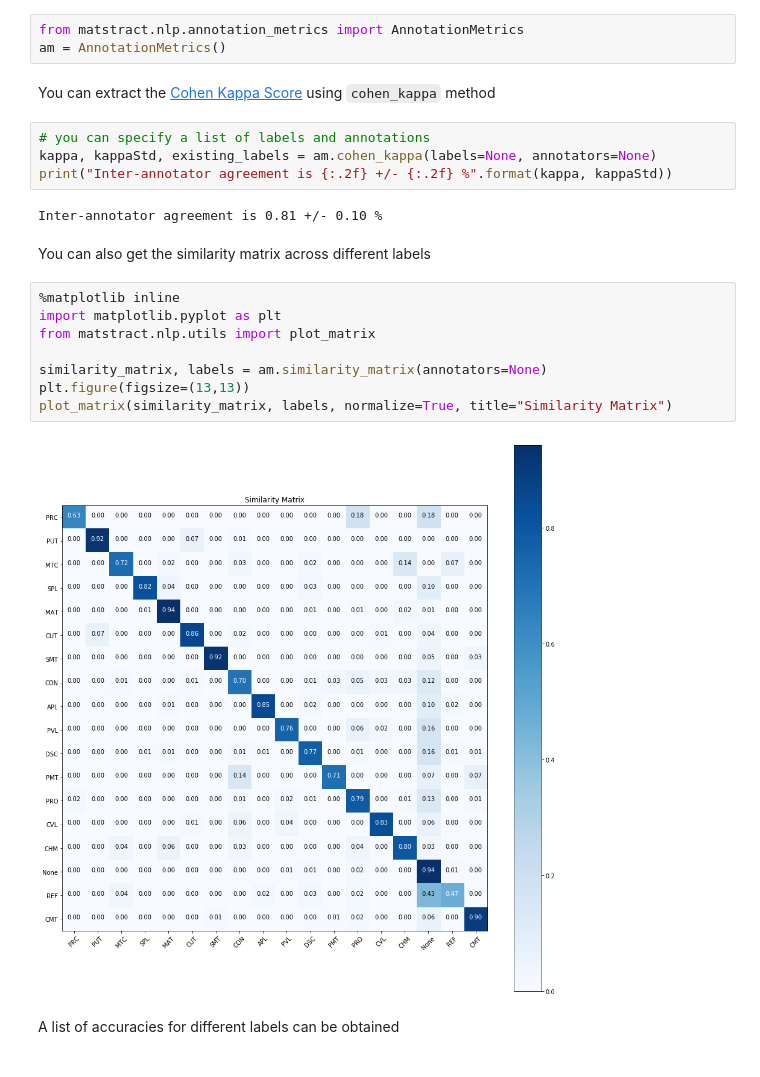
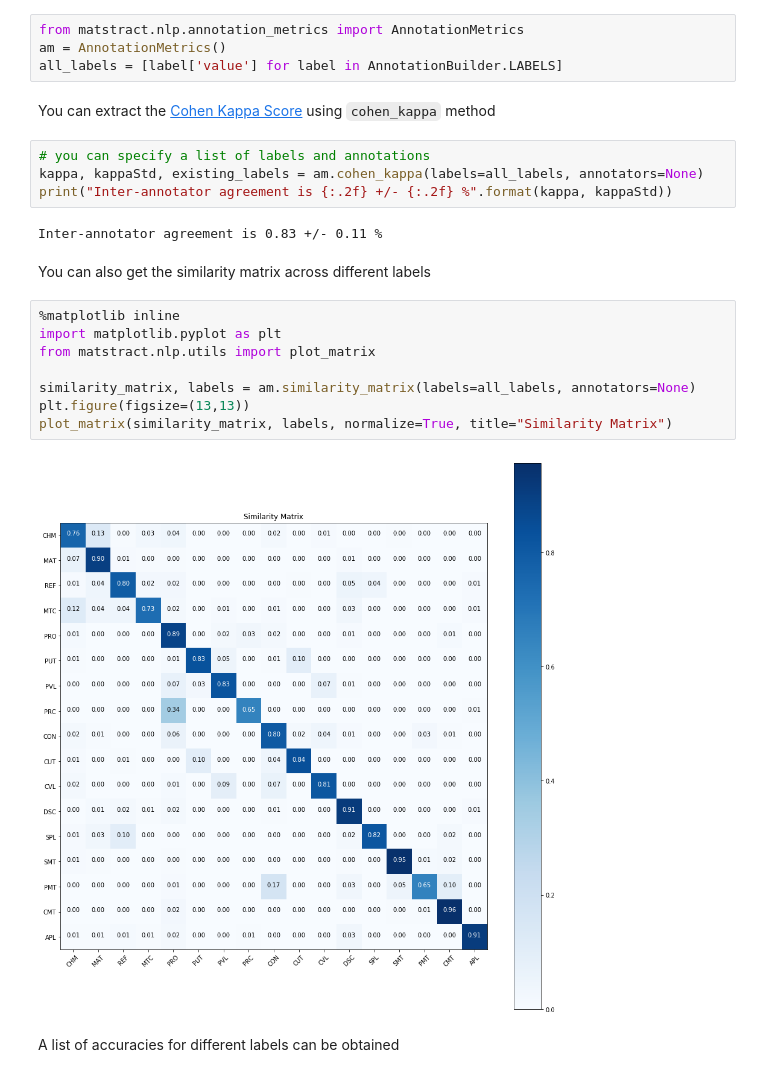
Before and after one commit to LeighWeston86/matstract, a Jupyter notebook: matstract/nlp/NLP_demo.ipynb, the cells around one changed output. Drawn from its saved outputs; the diff is of its cells as text.

Commit message:
abstract choice for the annotation session

```diff
--- a/matstract/nlp/NLP_demo.ipynb
+++ b/matstract/nlp/NLP_demo.ipynb
@@ -48,26 +48,27 @@ absorption NN O
 # %%
 from matstract.nlp.annotation_metrics import AnnotationMetrics
 am = AnnotationMetrics()
+all_labels = [label['value'] for label in AnnotationBuilder.LABELS]
 # %% [markdown]
 You can extract the [Cohen Kappa Score](http://scikit-learn.org/stable/modules/generated/sklearn.metrics.cohen_kappa_score.html) using `cohen_kappa` method
 # %%
 # you can specify a list of labels and annotations
-kappa, kappaStd, existing_labels = am.cohen_kappa(labels=None, annotators=None)
+kappa, kappaStd, existing_labels = am.cohen_kappa(labels=all_labels, annotators=None)
 print("Inter-annotator agreement is {:.2f} +/- {:.2f} %".format(kappa, kappaStd))
 # %% [output]
-Inter-annotator agreement is 0.81 +/- 0.10 %
+Inter-annotator agreement is 0.83 +/- 0.11 %
 # %% [markdown]
 You can also get the similarity matrix across different labels
 # %%
 %matplotlib inline
 import matplotlib.pyplot as plt
 from matstract.nlp.utils import plot_matrix
 
-similarity_matrix, labels = am.similarity_matrix(annotators=None)
+similarity_matrix, labels = am.similarity_matrix(labels=all_labels, annotators=None)
 plt.figure(figsize=(13,13))
 plot_matrix(similarity_matrix, labels, normalize=True, title="Similarity Matrix")
 # %% [output]
-[figure, old version]
+[figure, new version]
 # %% [markdown]
 A list of accuracies for different labels can be obtained
 # %%
```
Also changed, not shown: parts of 1 cell of this notebook, 5 other files.
